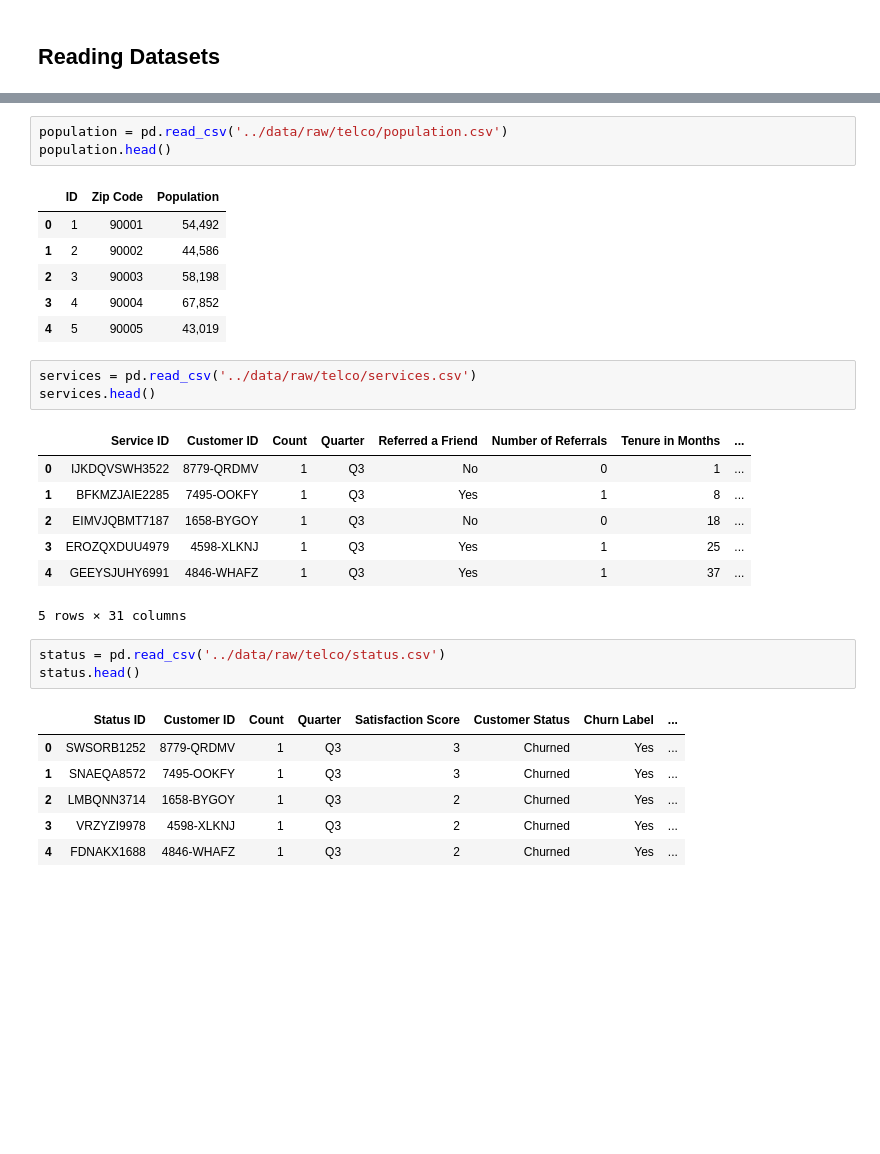
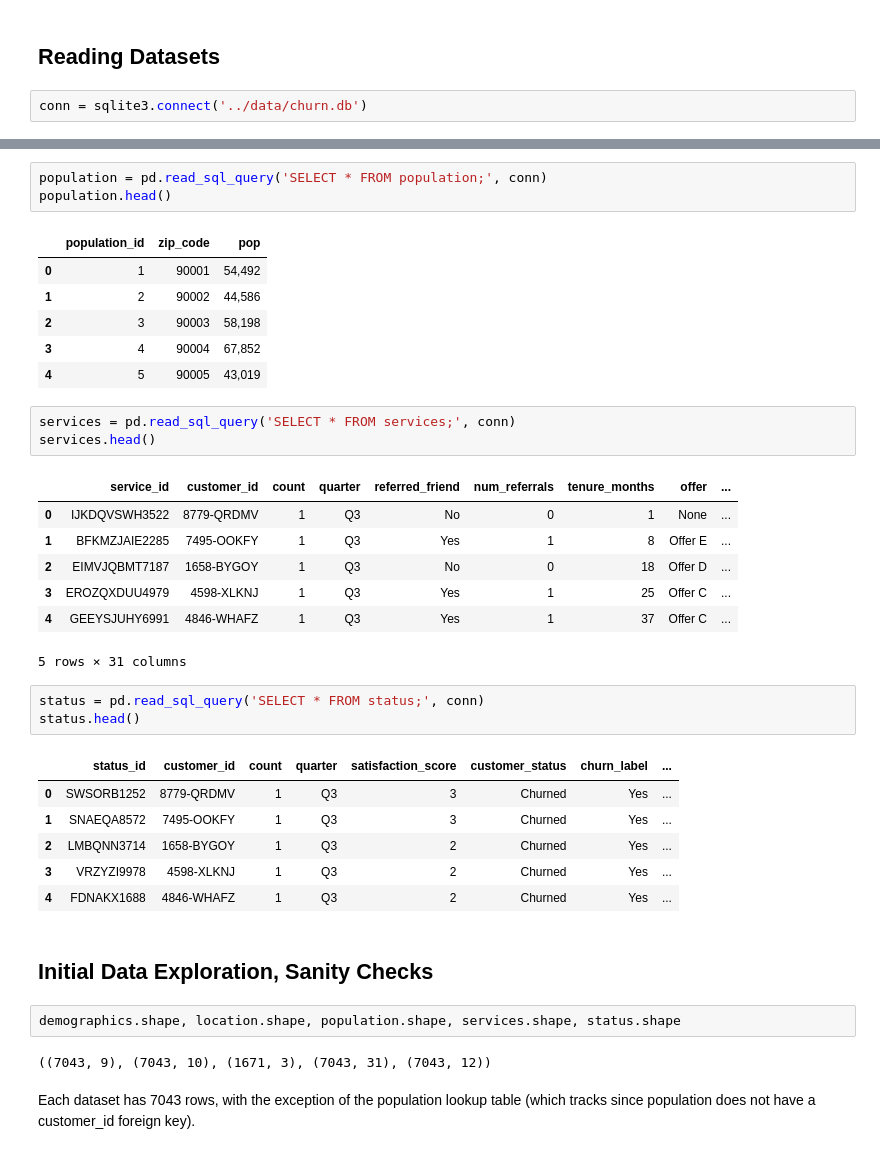
Before and after one commit to pprestonlee/churn-prediction, a Jupyter notebook: notebooks/eda.ipynb, the cells around one changed output, grey strips where cells are left out. Drawn from its saved outputs; the diff is of its cells as text; blank space fills up the shorter version.

```diff
--- a/notebooks/eda.ipynb
+++ b/notebooks/eda.ipynb
@@ -12,3 +13,5 @@ from pathlib import Path
 # %% [markdown]
 ## Reading Datasets
+# %%
+conn = sqlite3.connect('../data/churn.db')
 # %%
@@ -32,33 +35,41 @@ location.head()
 | 3 | WIUHRF2613 | 4598-XLKNJ | 1 | United States | California | Inglewood | 90303 | 33.936291, -118.332639 | 33.936291 | -118.332639 |
 | 4 | CFEZBF4415 | 4846-WHAFZ | 1 | United States | California | Whittier | 90602 | 33.972119, -118.020188 | 33.972119 | -118.020188 |
 # %%
-population = pd.read_csv('../data/raw/telco/population.csv')
+population = pd.read_sql_query('SELECT * FROM population;', conn)
 population.head()
 # %% [output]
-|  | ID | Zip Code | Population |
+|  | population_id | zip_code | pop |
 | 0 | 1 | 90001 | 54,492 |
 | 1 | 2 | 90002 | 44,586 |
 | 2 | 3 | 90003 | 58,198 |
 | 3 | 4 | 90004 | 67,852 |
 | 4 | 5 | 90005 | 43,019 |
 # %%
-services = pd.read_csv('../data/raw/telco/services.csv')
+services = pd.read_sql_query('SELECT * FROM services;', conn)
 services.head()
 # %% [output]
-|  | Service ID | Customer ID | Count | Quarter | Referred a Friend | Number of Referrals | Tenure in Months | ... |
-| 0 | IJKDQVSWH3522 | 8779-QRDMV | 1 | Q3 | No | 0 | 1 | ... |
-| 1 | BFKMZJAIE2285 | 7495-OOKFY | 1 | Q3 | Yes | 1 | 8 | ... |
-| 2 | EIMVJQBMT7187 | 1658-BYGOY | 1 | Q3 | No | 0 | 18 | ... |
-| 3 | EROZQXDUU4979 | 4598-XLKNJ | 1 | Q3 | Yes | 1 | 25 | ... |
-| 4 | GEEYSJUHY6991 | 4846-WHAFZ | 1 | Q3 | Yes | 1 | 37 | ... |
+|  | service_id | customer_id | count | quarter | referred_friend | num_referrals | tenure_months | offer | ... |
+| 0 | IJKDQVSWH3522 | 8779-QRDMV | 1 | Q3 | No | 0 | 1 | None | ... |
+| 1 | BFKMZJAIE2285 | 7495-OOKFY | 1 | Q3 | Yes | 1 | 8 | Offer E | ... |
+| 2 | EIMVJQBMT7187 | 1658-BYGOY | 1 | Q3 | No | 0 | 18 | Offer D | ... |
+| 3 | EROZQXDUU4979 | 4598-XLKNJ | 1 | Q3 | Yes | 1 | 25 | Offer C | ... |
+| 4 | GEEYSJUHY6991 | 4846-WHAFZ | 1 | Q3 | Yes | 1 | 37 | Offer C | ... |
 5 rows × 31 columns
 # %%
-status = pd.read_csv('../data/raw/telco/status.csv')
+status = pd.read_sql_query('SELECT * FROM status;', conn)
 status.head()
 # %% [output]
-|  | Status ID | Customer ID | Count | Quarter | Satisfaction Score | Customer Status | Churn Label | ... |
+|  | status_id | customer_id | count | quarter | satisfaction_score | customer_status | churn_label | ... |
 | 0 | SWSORB1252 | 8779-QRDMV | 1 | Q3 | 3 | Churned | Yes | ... |
 | 1 | SNAEQA8572 | 7495-OOKFY | 1 | Q3 | 3 | Churned | Yes | ... |
 | 2 | LMBQNN3714 | 1658-BYGOY | 1 | Q3 | 2 | Churned | Yes | ... |
 | 3 | VRZYZI9978 | 4598-XLKNJ | 1 | Q3 | 2 | Churned | Yes | ... |
 | 4 | FDNAKX1688 | 4846-WHAFZ | 1 | Q3 | 2 | Churned | Yes | ... |
+# %% [markdown]
+## Initial Data Exploration, Sanity Checks
+# %%
+demographics.shape, location.shape, population.shape, services.shape, status.shape
+# %% [output]
+((7043, 9), (7043, 10), (1671, 3), (7043, 31), (7043, 12))
+# %% [markdown]
+Each dataset has 7043 rows, with the exception of the population lookup table (which tracks since population does not have a customer_id foreign key).
```
Also changed, not shown: parts of 45 cells of this notebook.
